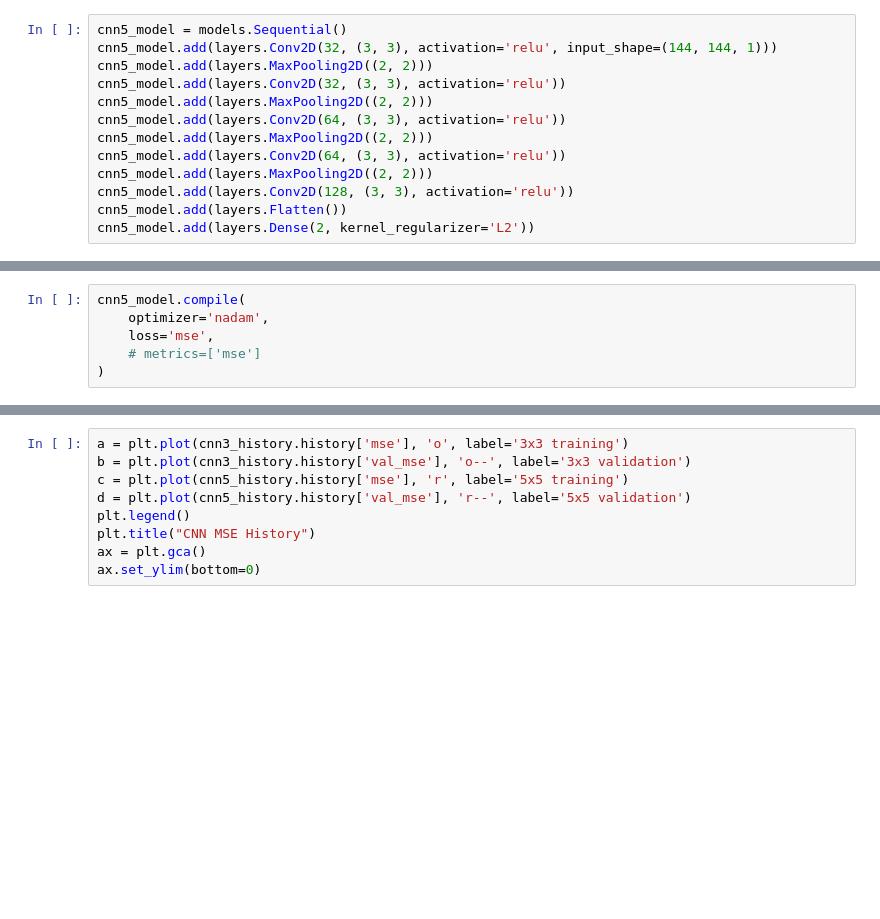
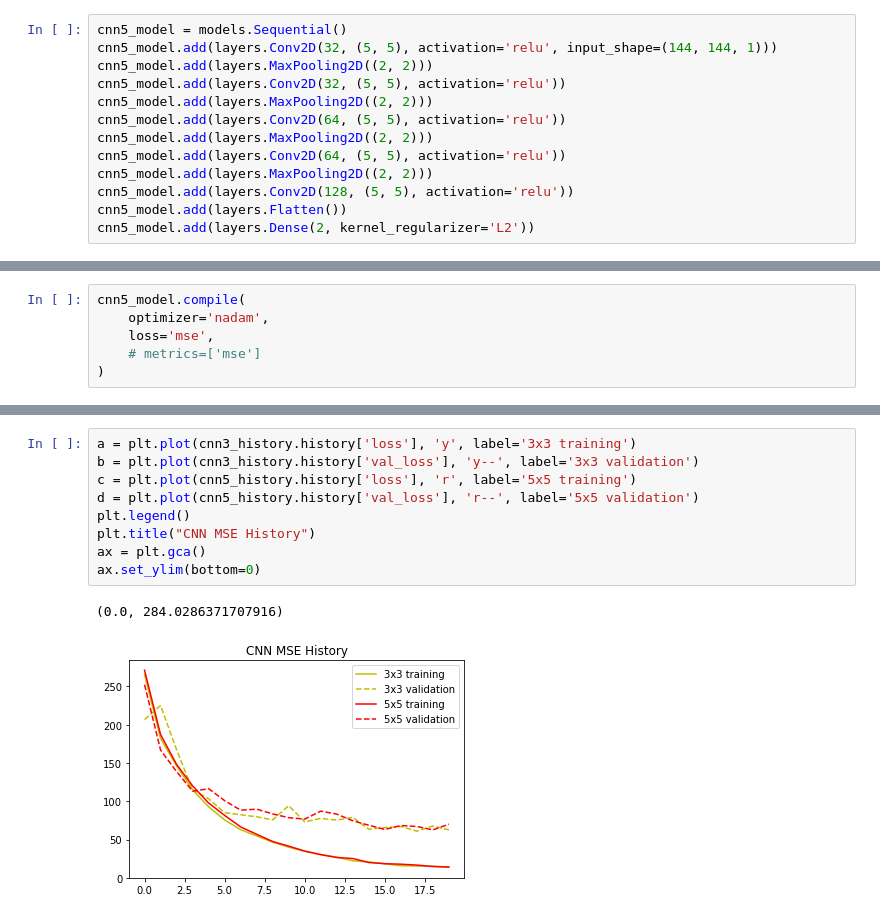
Before and after one commit to zyjux/gdl-storm-mode, a Jupyter notebook: notebooks/rot_inv_CNN_3v5_filters.ipynb, the cells around one changed output, grey strips where cells are left out. Drawn from its saved outputs; the diff is of its cells as text; blank space fills up the shorter version.

```diff
--- a/notebooks/rot_inv_CNN_3v5_filters.ipynb
+++ b/notebooks/rot_inv_CNN_3v5_filters.ipynb
@@ -241,14 +330,14 @@ cnn3_history = cnn3_model.fit(x=input_train_norm, y=output_train, epochs=20, val
 # %%
 cnn5_model = models.Sequential()
-cnn5_model.add(layers.Conv2D(32, (3, 3), activation='relu', input_shape=(144, 144, 1)))
+cnn5_model.add(layers.Conv2D(32, (5, 5), activation='relu', input_shape=(144, 144, 1)))
 cnn5_model.add(layers.MaxPooling2D((2, 2)))
-cnn5_model.add(layers.Conv2D(32, (3, 3), activation='relu'))
+cnn5_model.add(layers.Conv2D(32, (5, 5), activation='relu'))
 cnn5_model.add(layers.MaxPooling2D((2, 2)))
-cnn5_model.add(layers.Conv2D(64, (3, 3), activation='relu'))
+cnn5_model.add(layers.Conv2D(64, (5, 5), activation='relu'))
 cnn5_model.add(layers.MaxPooling2D((2, 2)))
-cnn5_model.add(layers.Conv2D(64, (3, 3), activation='relu'))
+cnn5_model.add(layers.Conv2D(64, (5, 5), activation='relu'))
 cnn5_model.add(layers.MaxPooling2D((2, 2)))
-cnn5_model.add(layers.Conv2D(128, (3, 3), activation='relu'))
+cnn5_model.add(layers.Conv2D(128, (5, 5), activation='relu'))
 cnn5_model.add(layers.Flatten())
 cnn5_model.add(layers.Dense(2, kernel_regularizer='L2'))
 # %%
@@ -264,10 +389,13 @@ cnn5_history = cnn5_model.fit(x=input_train_norm, y=output_train, epochs=20, val
 # %%
-a = plt.plot(cnn3_history.history['mse'], 'o', label='3x3 training')
-b = plt.plot(cnn3_history.history['val_mse'], 'o--', label='3x3 validation')
-c = plt.plot(cnn5_history.history['mse'], 'r', label='5x5 training')
-d = plt.plot(cnn5_history.history['val_mse'], 'r--', label='5x5 validation')
+a = plt.plot(cnn3_history.history['loss'], 'y', label='3x3 training')
+b = plt.plot(cnn3_history.history['val_loss'], 'y--', label='3x3 validation')
+c = plt.plot(cnn5_history.history['loss'], 'r', label='5x5 training')
+d = plt.plot(cnn5_history.history['val_loss'], 'r--', label='5x5 validation')
 plt.legend()
 plt.title("CNN MSE History")
 ax = plt.gca()
 ax.set_ylim(bottom=0)
+# %% [output]
+(0.0, 284.0286371707916)
+[figure, added]
 # %%
```
Also changed, not shown: parts of 14 cells of this notebook.
